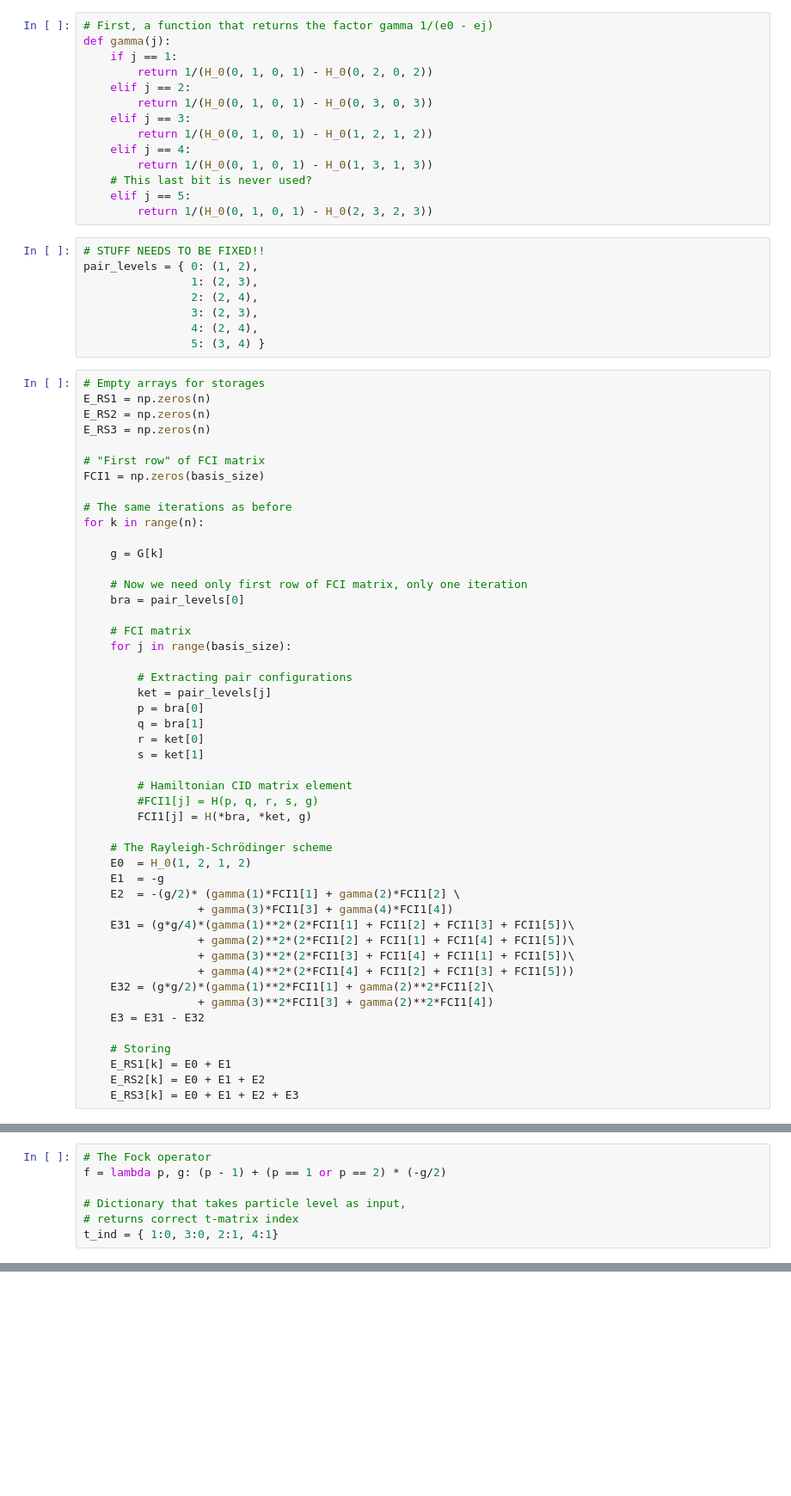
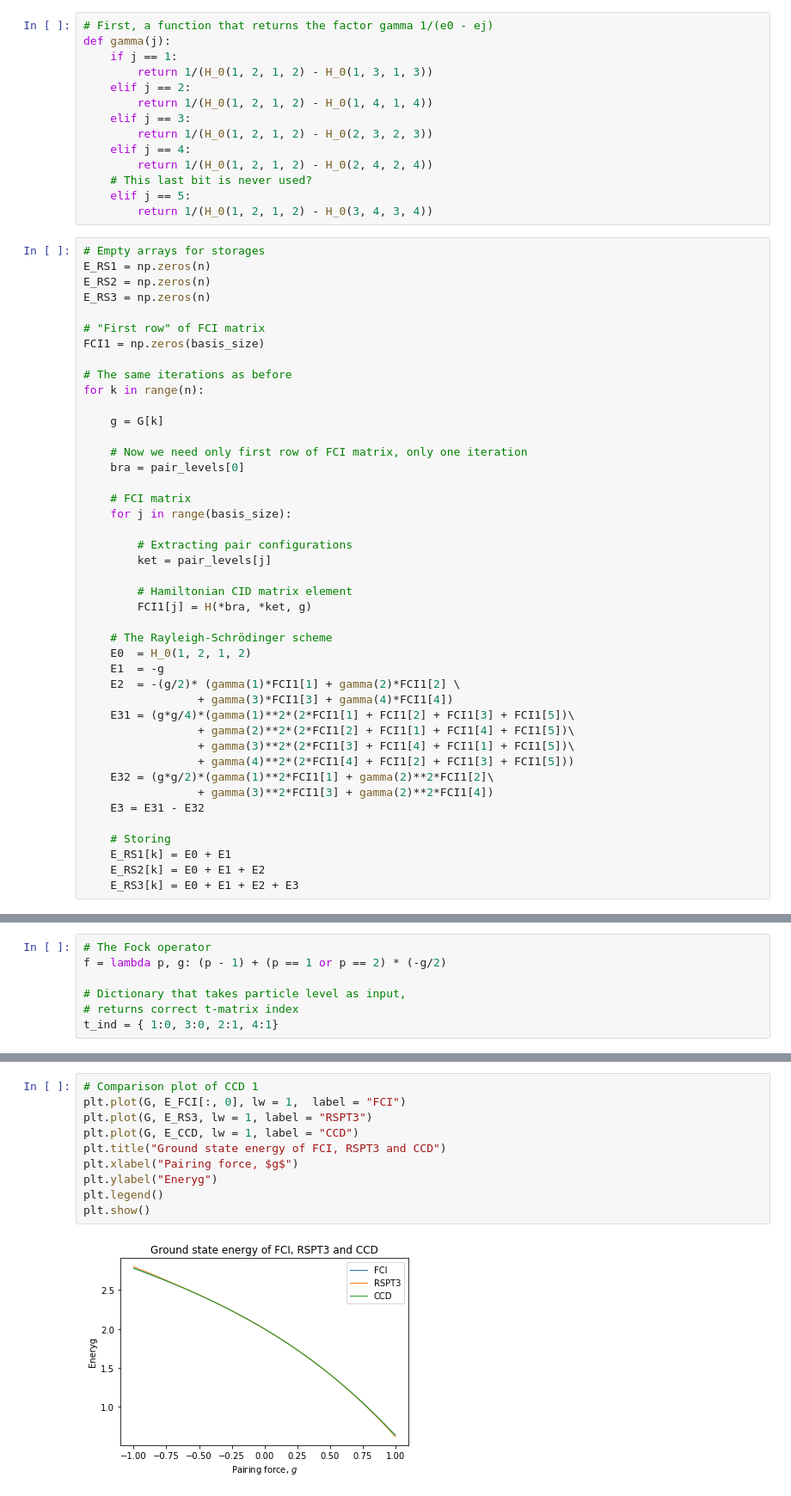
Before and after one commit to gregwinther/FYS-KJM4480, a Jupyter notebook: Project2/FYS-KJM4480 2017 Project 2.ipynb, the cells around one changed output, grey strips where cells are left out. Shown: that part at 86% size. Drawn from its saved outputs; the diff is of its cells as text; blank space fills up the shorter version.

```diff
--- a/Project2/FYS-KJM4480 2017 Project 2.ipynb
+++ b/Project2/FYS-KJM4480 2017 Project 2.ipynb
@@ -803,24 +798,16 @@ Here, the $\langle pq | \hat V| rs \rangle$ terms are elements of the FCI Hamilt
 # First, a function that returns the factor gamma 1/(e0 - ej)
 def gamma(j):
     if j == 1:
-        return 1/(H_0(0, 1, 0, 1) - H_0(0, 2, 0, 2))
+        return 1/(H_0(1, 2, 1, 2) - H_0(1, 3, 1, 3))
     elif j == 2:
-        return 1/(H_0(0, 1, 0, 1) - H_0(0, 3, 0, 3))
+        return 1/(H_0(1, 2, 1, 2) - H_0(1, 4, 1, 4))
     elif j == 3:
-        return 1/(H_0(0, 1, 0, 1) - H_0(1, 2, 1, 2))
+        return 1/(H_0(1, 2, 1, 2) - H_0(2, 3, 2, 3))
     elif j == 4:
-        return 1/(H_0(0, 1, 0, 1) - H_0(1, 3, 1, 3))
+        return 1/(H_0(1, 2, 1, 2) - H_0(2, 4, 2, 4))
     # This last bit is never used?
     elif j == 5:
-        return 1/(H_0(0, 1, 0, 1) - H_0(2, 3, 2, 3))
+        return 1/(H_0(1, 2, 1, 2) - H_0(3, 4, 3, 4))
-# %%
-# STUFF NEEDS TO BE FIXED!!
-pair_levels = { 0: (1, 2),
-                1: (2, 3),
-                2: (2, 4),
-                3: (2, 3),
-                4: (2, 4),
-                5: (3, 4) }
 # %%
 # Empty arrays for storages
 E_RS1 = np.zeros(n)
@@ -843,13 +830,8 @@ for k in range(n):
 
         # Extracting pair configurations
         ket = pair_levels[j]
-        p = bra[0]
-        q = bra[1]
-        r = ket[0]
-        s = ket[1]
 
         # Hamiltonian CID matrix element
-        #FCI1[j] = H(p, q, r, s, g)
         FCI1[j] = H(*bra, *ket, g)
 
     # The Rayleigh-Schrödinger scheme
@@ -1244,0 +1214,12 @@ plt.show()
+# %%
+# Comparison plot of CCD 1
+plt.plot(G, E_FCI[:, 0], lw = 1,  label = "FCI")
+plt.plot(G, E_RS3, lw = 1, label = "RSPT3")
+plt.plot(G, E_CCD, lw = 1, label = "CCD")
+plt.title("Ground state energy of FCI, RSPT3 and CCD")
+plt.xlabel("Pairing force, $g$")
+plt.ylabel("Eneryg")
+plt.legend()
+plt.show()
+# %% [output]
+[figure, added]
```
Also changed, not shown: parts of 13 cells of this notebook.
